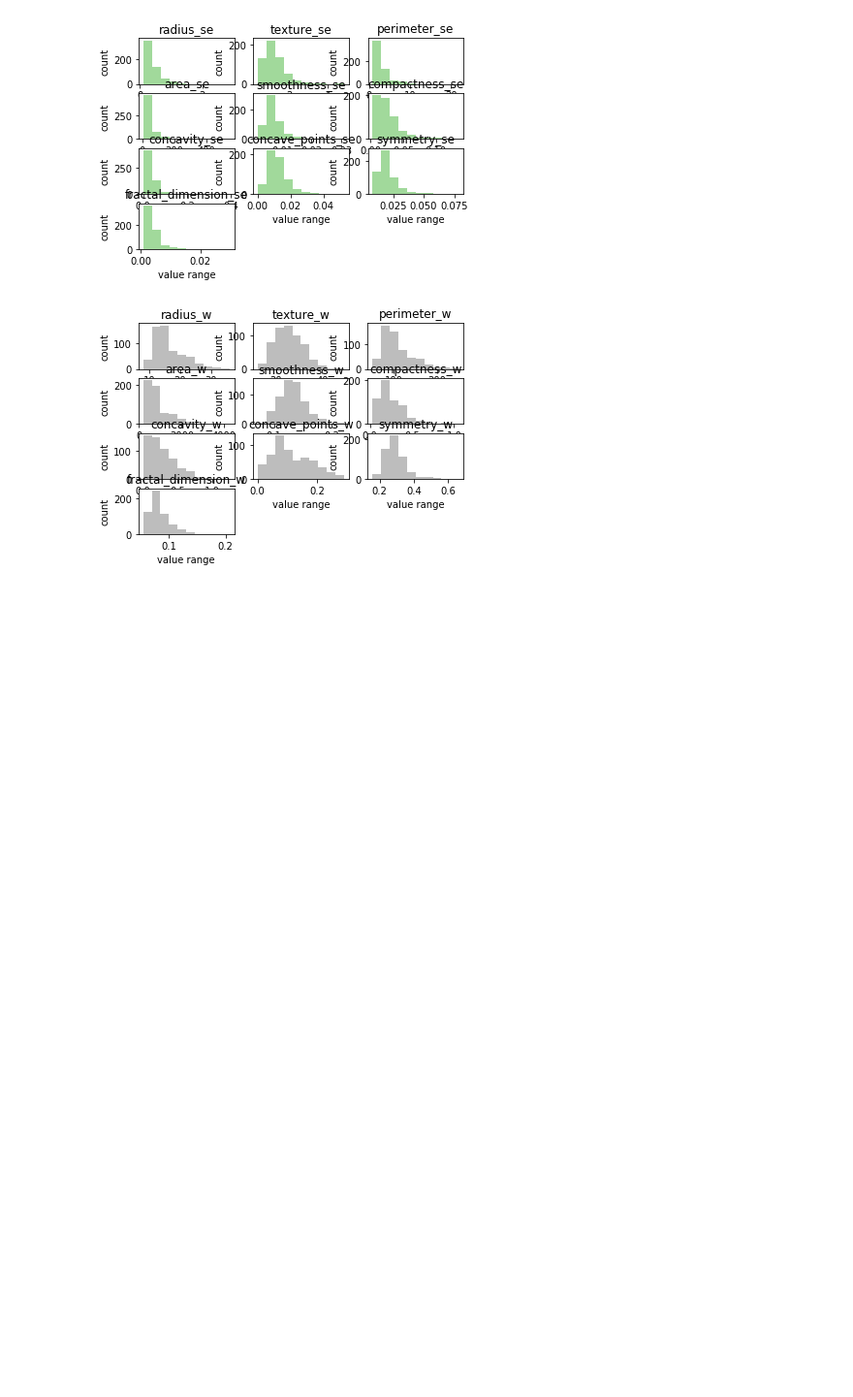
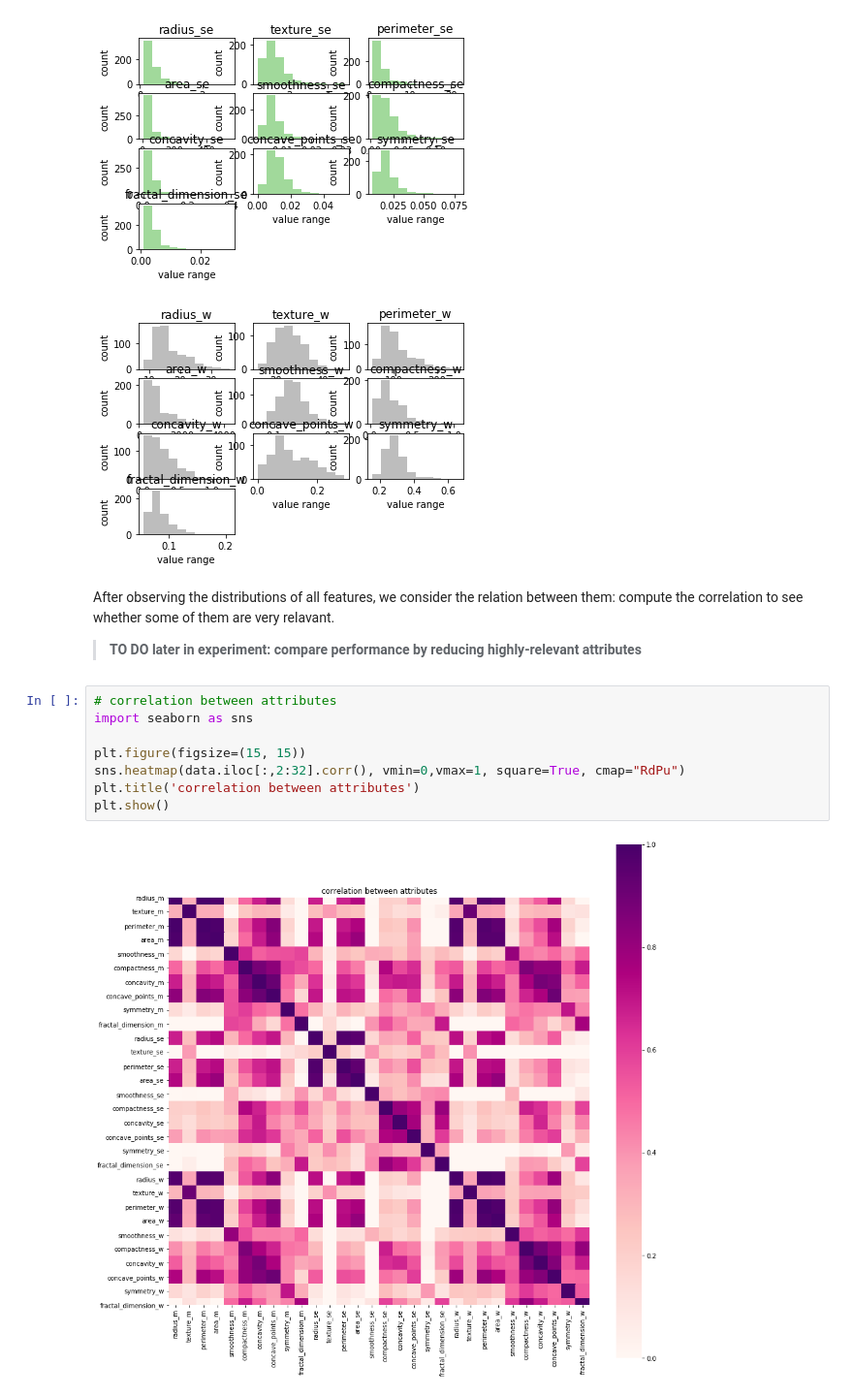
Before and after one commit to LEOch007/BreastCancer-Diagnosis, a Jupyter notebook: BC-Diagnosis.ipynb, the cells around one changed output. Shown: that part at 97% size. Saved outputs shown, nothing was run; the diff lists cells and outputs as text; blank space fills up the shorter version.

```diff
--- a/BC-Diagnosis.ipynb
+++ b/BC-Diagnosis.ipynb
@@ -98,3 +100,17 @@ plt.show()
 [figure]
 [figure]
 [figure]
+# %% [markdown]
+After observing the distributions of all features, we consider the relation between them: compute the correlation to see whether some of them are very relavant.
+
+> **TO DO later in experiment: compare performance by reducing highly-relevant attributes**
+# %%
+# correlation between attributes
+import seaborn as sns
+
+plt.figure(figsize=(15, 15))
+sns.heatmap(data.iloc[:,2:32].corr(), vmin=0,vmax=1, square=True, cmap="RdPu")
+plt.title('correlation between attributes')
+plt.show()
+# %% [output]
+[figure, added]
```
Also changed, not shown: parts of 1 cell of this notebook.
